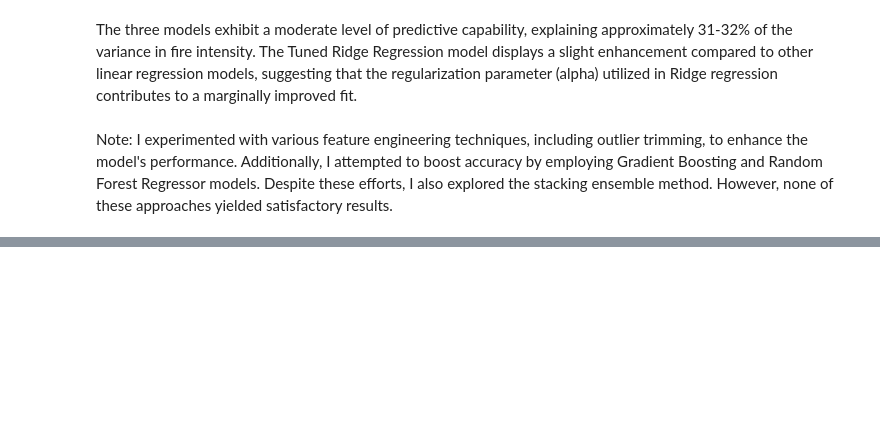
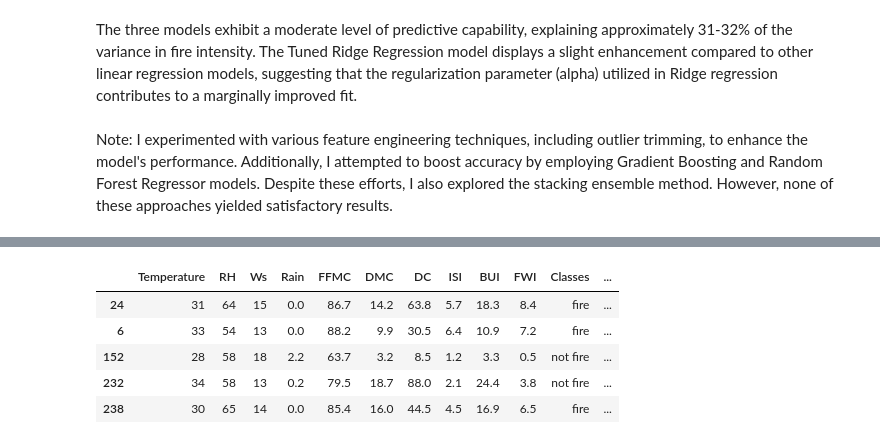
Before and after one commit to cecjat/Algerian-Forest-Fire, a Jupyter notebook: Main File.ipynb, the cells around one changed output, grey strips where cells are left out. Saved outputs shown, nothing was run; the diff lists cells and outputs as text; code cells hidden in the pictures; blank space fills up the shorter version.

```diff
--- a/Main File.ipynb
+++ b/Main File.ipynb
@@ -347,3 +518,12 @@ pickle_file_path = 'CLJ1.pkl'
 with open(pickle_file_path, 'rb') as file:
     loaded_model = pickle.load(file)
+# %%
+unseen_data.head()
+# %% [output]
+|  | Temperature | RH | Ws | Rain | FFMC | DMC | DC | ISI | BUI | FWI | Classes | ... |
+| 24 | 31 | 64 | 15 | 0.0 | 86.7 | 14.2 | 63.8 | 5.7 | 18.3 | 8.4 | fire | ... |
+| 6 | 33 | 54 | 13 | 0.0 | 88.2 | 9.9 | 30.5 | 6.4 | 10.9 | 7.2 | fire | ... |
+| 152 | 28 | 58 | 18 | 2.2 | 63.7 | 3.2 | 8.5 | 1.2 | 3.3 | 0.5 | not fire | ... |
+| 232 | 34 | 58 | 13 | 0.2 | 79.5 | 18.7 | 88.0 | 2.1 | 24.4 | 3.8 | not fire | ... |
+| 238 | 30 | 65 | 14 | 0.0 | 85.4 | 16.0 | 44.5 | 4.5 | 16.9 | 6.5 | fire | ... |
 # %%
```
Also changed, not shown: parts of 61 cells of this notebook.
